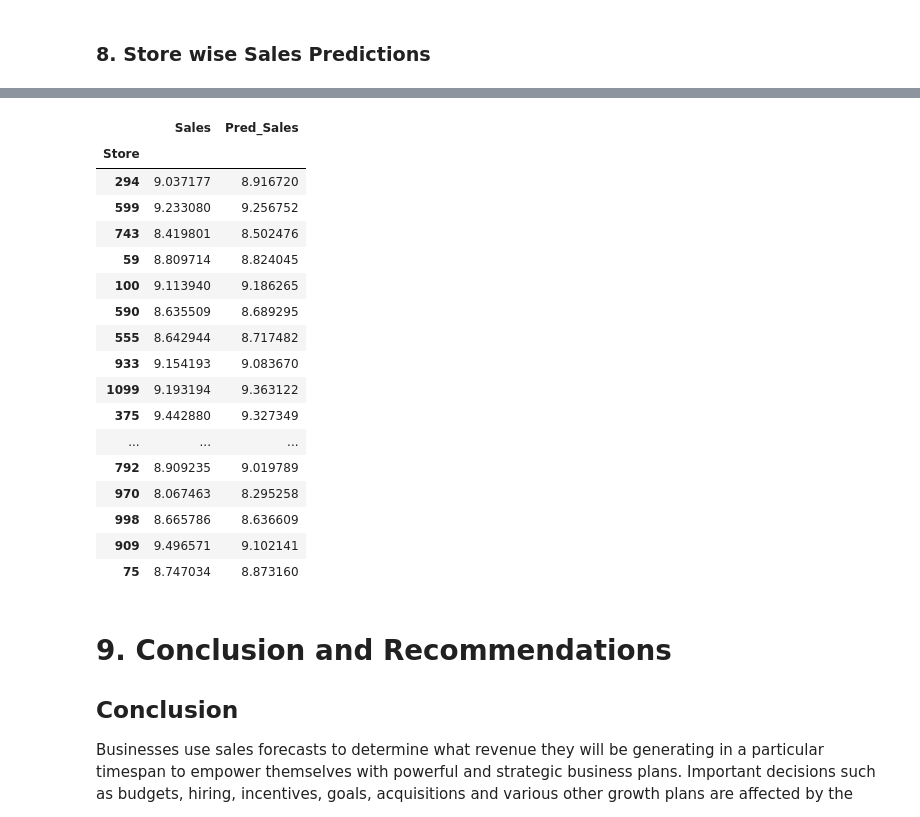
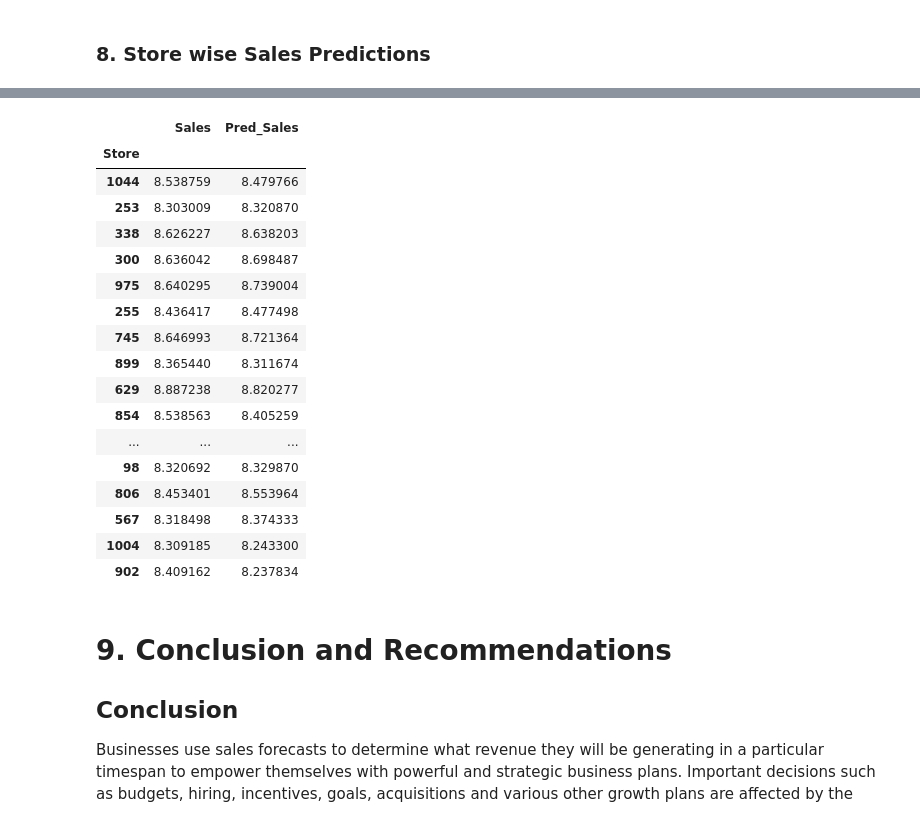
Before and after one commit to Mayank0195/Capstone_Project_ML_Regression_Retail_Sales_Prediction, a Jupyter notebook: Retail_Sales_Prediction_part_2.ipynb, the cells around one changed output, grey strips where cells are left out. Drawn from its saved outputs; the diff is of its cells as text; code cells hidden in the pictures.

```diff
--- a/Retail_Sales_Prediction_part_2.ipynb
+++ b/Retail_Sales_Prediction_part_2.ipynb
@@ -892,4 +845,4 @@ df['Pred_Sales'] = y_pred_test.tolist()
 # %%
-df = pd.DataFrame(six_weeks_sales_df)
+df = pd.DataFrame(df)
 df
 # %% [output]
@@ -910,25 +882,25 @@ df
 # %%
 #locating
-df.loc[('2015-07-28')]
+df.loc[('2014-06-25')]
 # %% [output]
 |  | Sales | Pred_Sales |
 | Store |  |  |
-| 294 | 9.037177 | 8.916720 |
-| 599 | 9.233080 | 9.256752 |
-| 743 | 8.419801 | 8.502476 |
-| 59 | 8.809714 | 8.824045 |
-| 100 | 9.113940 | 9.186265 |
-| 590 | 8.635509 | 8.689295 |
-| 555 | 8.642944 | 8.717482 |
-| 933 | 9.154193 | 9.083670 |
-| 1099 | 9.193194 | 9.363122 |
-| 375 | 9.442880 | 9.327349 |
+| 1044 | 8.538759 | 8.479766 |
+| 253 | 8.303009 | 8.320870 |
+| 338 | 8.626227 | 8.638203 |
+| 300 | 8.636042 | 8.698487 |
+| 975 | 8.640295 | 8.739004 |
+| 255 | 8.436417 | 8.477498 |
+| 745 | 8.646993 | 8.721364 |
+| 899 | 8.365440 | 8.311674 |
+| 629 | 8.887238 | 8.820277 |
+| 854 | 8.538563 | 8.405259 |
 | ... | ... | ... |
-| 792 | 8.909235 | 9.019789 |
-| 970 | 8.067463 | 8.295258 |
-| 998 | 8.665786 | 8.636609 |
-| 909 | 9.496571 | 9.102141 |
-| 75 | 8.747034 | 8.873160 |
+| 98 | 8.320692 | 8.329870 |
+| 806 | 8.453401 | 8.553964 |
+| 567 | 8.318498 | 8.374333 |
+| 1004 | 8.309185 | 8.243300 |
+| 902 | 8.409162 | 8.237834 |
 # %% [markdown]
 # **9. Conclusion and Recommendations**
 
```
Also changed, not shown: parts of 58 cells of this notebook.
